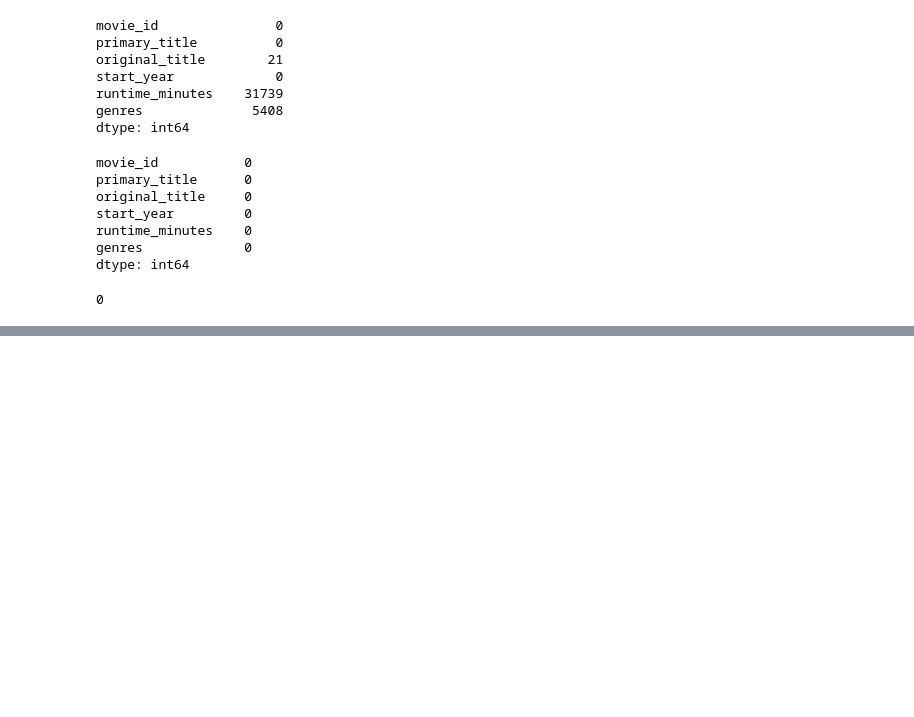
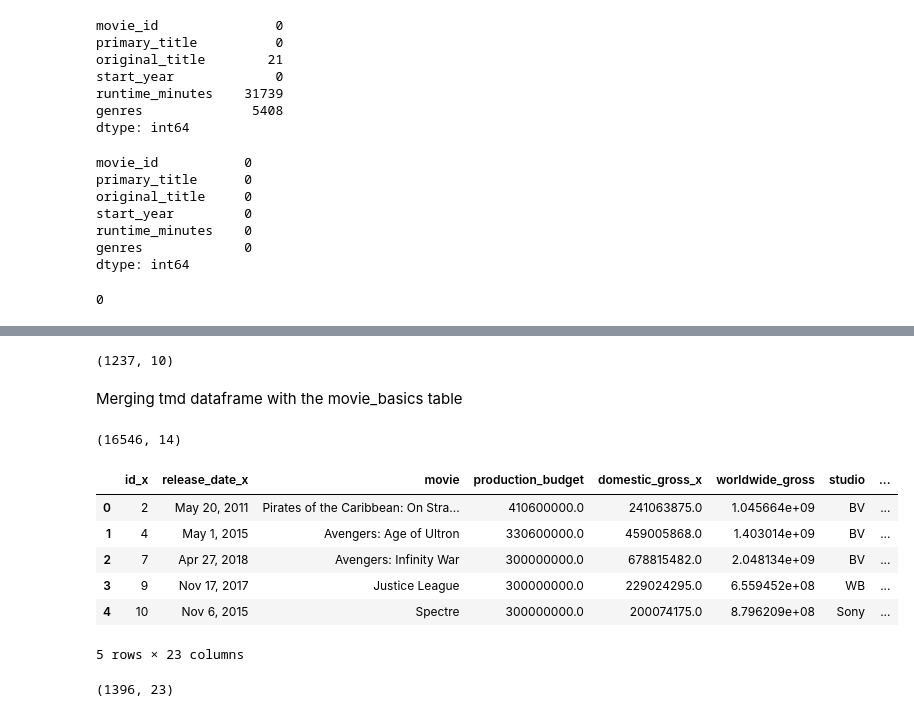
Before and after one commit to Kiptoo1960/dsc-phase-1-project-v2-4, a Jupyter notebook: student.ipynb, the cells around one changed output, grey strips where cells are left out. Drawn from its saved outputs; the diff is of its cells as text; code cells hidden in the pictures; blank space fills up the shorter version.

```diff
--- a/student.ipynb
+++ b/student.ipynb
@@ -812,0 +815,17 @@ movie_basics.duplicated().sum()
+# %%
+#renaming the column for merging
+pd.options.mode.copy_on_write = True
+
+movies_gross.rename(columns={'title':'movie'}, inplace=True)
+tmd.rename(columns={'original_title':'movie'}, inplace=True)
+movie_basics.rename(columns={'original_title':'movie'},inplace=True)
+# %%
+#merging the movie_budget dataframe and movie_gross
+
+df_budget_and_gross = movies_budget.merge(movies_gross, how = 'inner', on ='movie')
+# %%
+df_budget_and_gross.shape
+# %% [output]
+(1237, 10)
+# %% [markdown]
+Merging tmd dataframe with the movie_basics table
@@ -812,0 +836,19 @@ movie_basics.duplicated().sum()
+# %%
+popularity_ratings_df.shape
+# %% [output]
+(16546, 14)
+# %%
+final_df = pd.merge(df_budget_and_gross,popularity_ratings_df, how = 'inner', on ='movie')
+final_df.head()
+# %% [output]
+|  | id_x | release_date_x | movie | production_budget | domestic_gross_x | worldwide_gross | studio | ... |
+| 0 | 2 | May 20, 2011 | Pirates of the Caribbean: On Stra... | 410600000.0 | 241063875.0 | 1.045664e+09 | BV | ... |
+| 1 | 4 | May 1, 2015 | Avengers: Age of Ultron | 330600000.0 | 459005868.0 | 1.403014e+09 | BV | ... |
+| 2 | 7 | Apr 27, 2018 | Avengers: Infinity War | 300000000.0 | 678815482.0 | 2.048134e+09 | BV | ... |
+| 3 | 9 | Nov 17, 2017 | Justice League | 300000000.0 | 229024295.0 | 6.559452e+08 | WB | ... |
+| 4 | 10 | Nov 6, 2015 | Spectre | 300000000.0 | 200074175.0 | 8.796209e+08 | Sony | ... |
+5 rows × 23 columns
+# %%
+final_df.shape
+# %% [output]
+(1396, 23)
```
Also changed, not shown: parts of 10 cells of this notebook.
